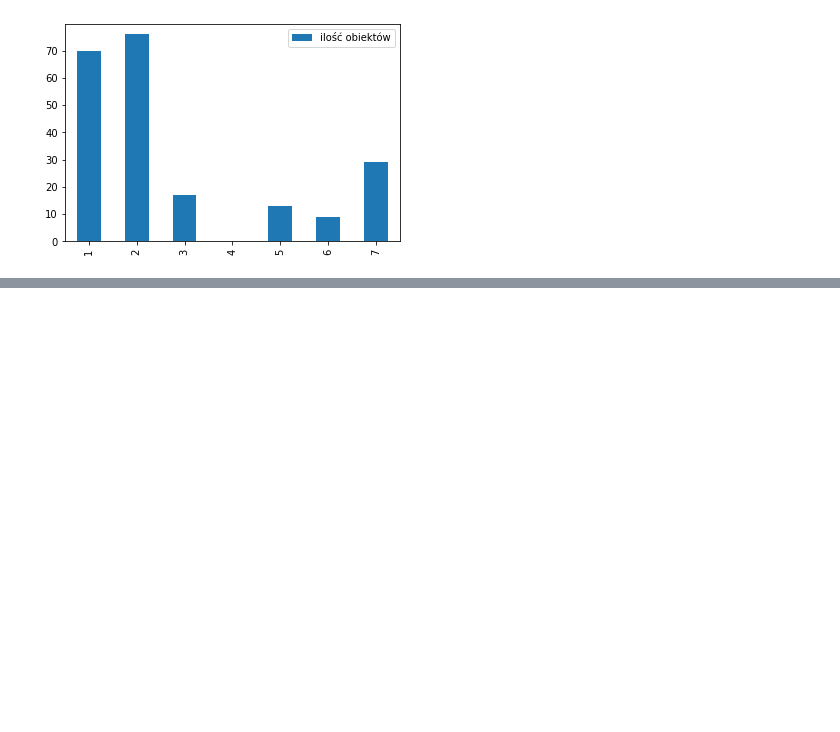
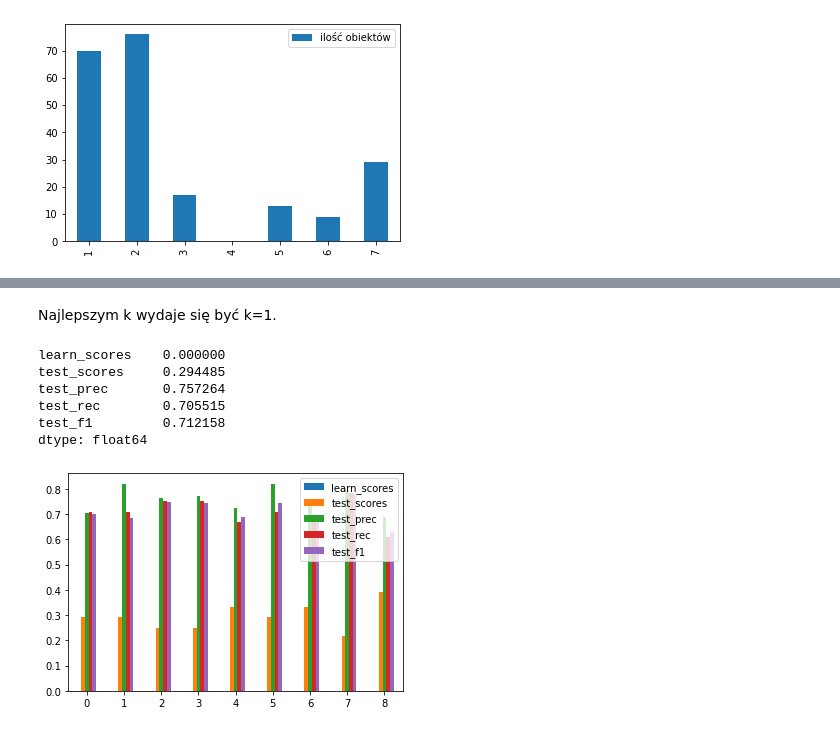
Before and after one commit to matlaczj/Glass-Classification-Project, a Jupyter notebook: Projekt_PRIAD.ipynb, the cells around one changed output, grey strips where cells are left out. Drawn from its saved outputs; the diff is of its cells as text; code cells hidden in the pictures; blank space fills up the shorter version.

```diff
--- a/Projekt_PRIAD.ipynb
+++ b/Projekt_PRIAD.ipynb
@@ -492,0 +156,15 @@ Wyniki sprawdzianu krzyżowego sugerują, że najbardziej pasujące są modele k
+# %%
+def verify(model, x_learn, y_learn, x_test, y_test):
+    #dopasowuje model do podanych danych uczących, testuje i zwraca słownik z informacjami
+    model.fit(x_learn, y_learn)
+
+    predict_test = model.predict(x_test)
+    report = pd.DataFrame(metrics.classification_report(y_test, predict_test, digits=2, output_dict=True))
+
+    learn_scores = 1-model.score(x_learn, y_learn)
+    test_scores = 1-model.score(x_test, y_test)
+    test_prec = report.loc['precision','weighted avg']
+    test_rec = report.loc['recall','weighted avg']
+    test_f1 = report.loc['f1-score','weighted avg']
+
+    return {"learn_scores":learn_scores,"test_scores":test_scores,"test_prec":test_prec,"test_rec":test_rec,"test_f1":test_f1}
@@ -492,0 +208,15 @@ Wyniki sprawdzianu krzyżowego sugerują, że najbardziej pasujące są modele k
+# %% [markdown]
+Najlepszym k wydaje się być k=1.
+# %%
+model = KNeighborsClassifier(n_neighbors=1)
+score = cross_val(model, x, y)
+score.plot.bar(rot = 0)
+score.mean()
+# %% [output]
+learn_scores    0.000000
+test_scores     0.294485
+test_prec       0.757264
+test_rec        0.705515
+test_f1         0.712158
+dtype: float64
+[figure, added]
```
Also changed, not shown: parts of 62 cells of this notebook.
